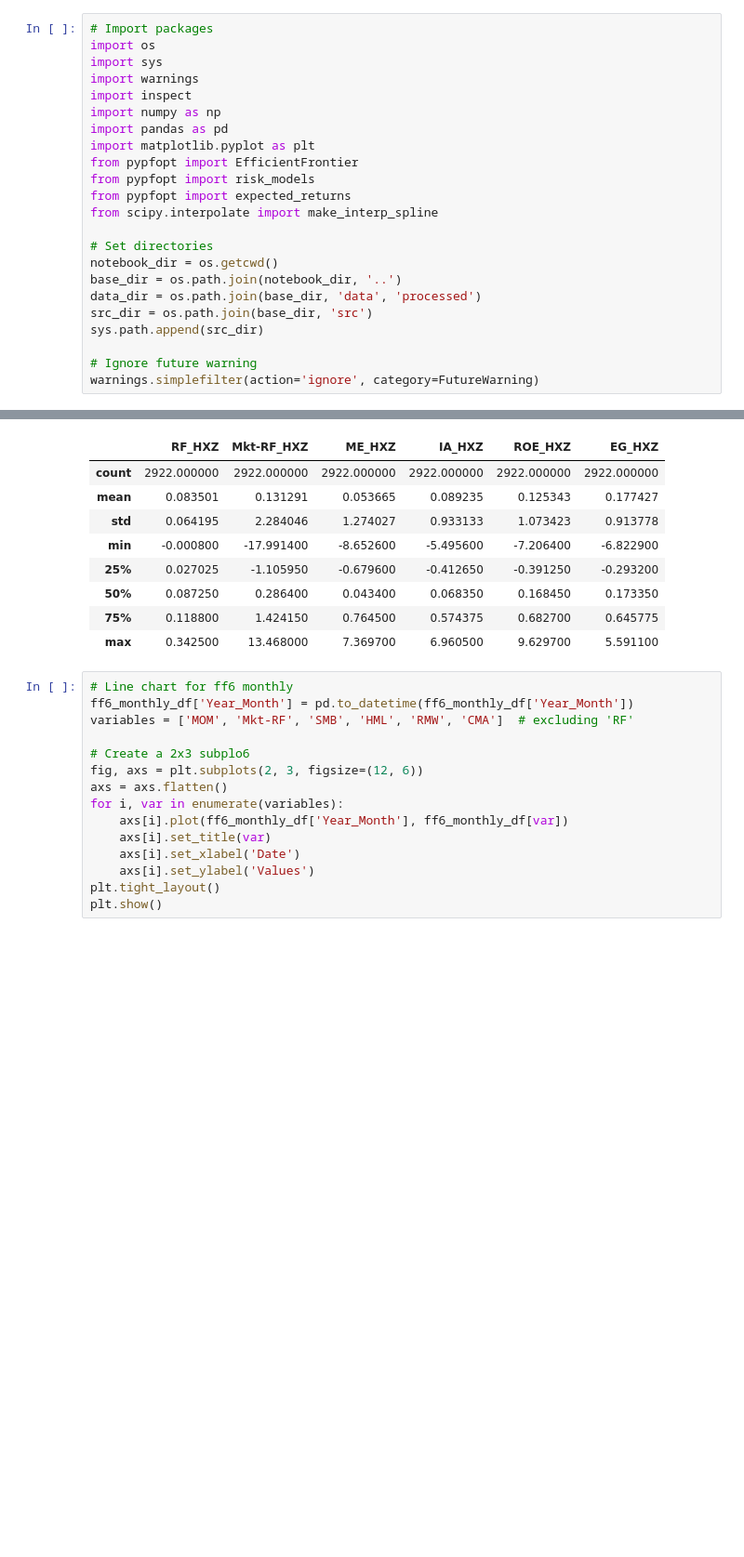
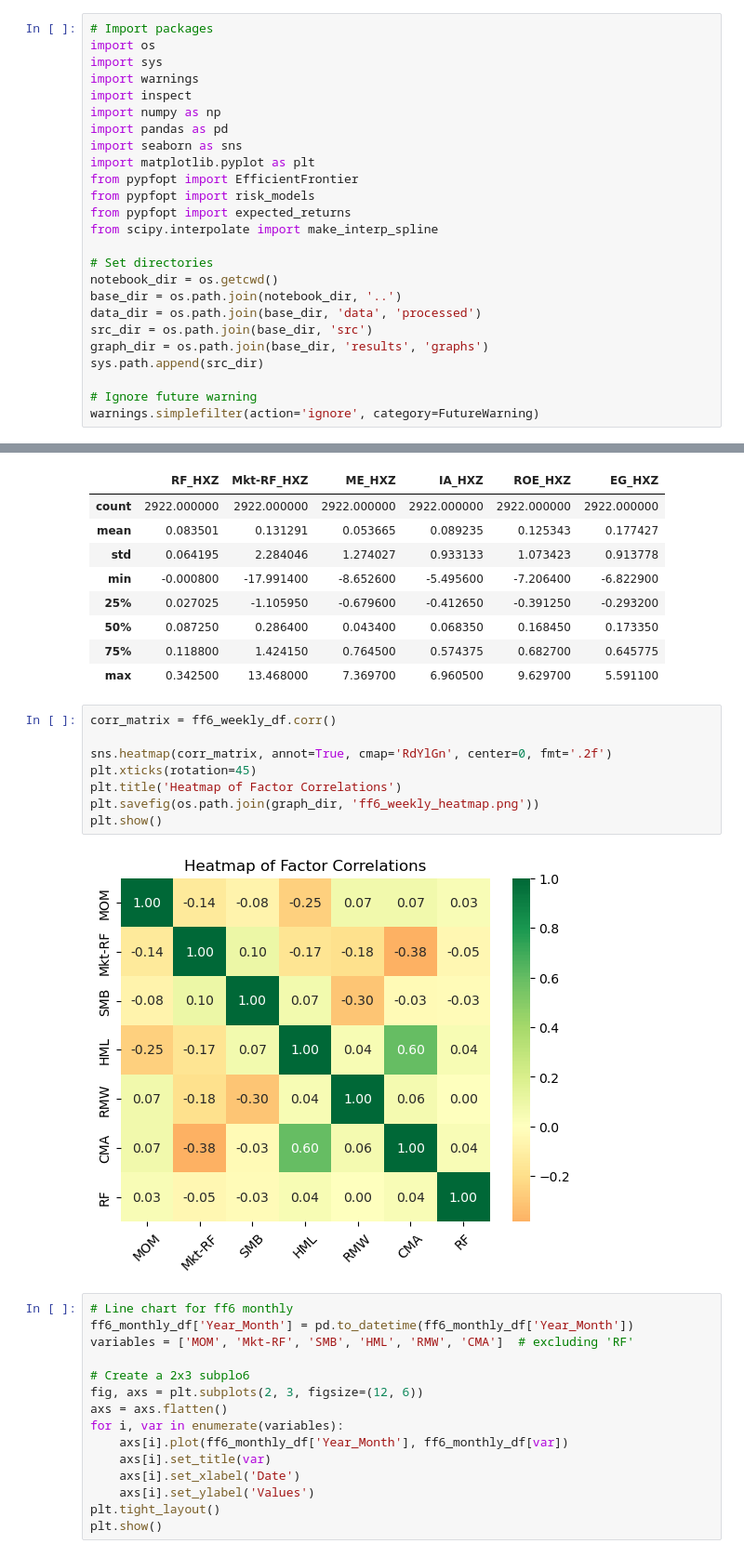
Before and after one commit to patrickwjwang/equity-cycle, a Jupyter notebook: notebooks/Feb20-equity-cycle-submission.ipynb, the cells around one changed output, grey strips where cells are left out. Shown at 93% size. Saved outputs shown, nothing was run; the diff lists cells and outputs as text; blank space fills up the shorter version.

Commit message:
add ff6 heatmap

```diff
--- a/notebooks/Feb20-equity-cycle-submission.ipynb
+++ b/notebooks/Feb20-equity-cycle-submission.ipynb
@@ -14,6 +14,7 @@ import warnings
 import inspect
 import numpy as np
 import pandas as pd
+import seaborn as sns
 import matplotlib.pyplot as plt
 from pypfopt import EfficientFrontier
 from pypfopt import risk_models
@@ -25,6 +26,7 @@ notebook_dir = os.getcwd()
 base_dir = os.path.join(notebook_dir, '..')
 data_dir = os.path.join(base_dir, 'data', 'processed')
 src_dir = os.path.join(base_dir, 'src')
+graph_dir = os.path.join(base_dir, 'results', 'graphs')
 sys.path.append(src_dir)
 
 # Ignore future warning
@@ -71,6 +73,16 @@ HXZ factors start date: 1967-01-06; end date 2022-12-30
 | 50% | 0.087250 | 0.286400 | 0.043400 | 0.068350 | 0.168450 | 0.173350 |
 | 75% | 0.118800 | 1.424150 | 0.764500 | 0.574375 | 0.682700 | 0.645775 |
 | max | 0.342500 | 13.468000 | 7.369700 | 6.960500 | 9.629700 | 5.591100 |
+# %%
+corr_matrix = ff6_weekly_df.corr()
+
+sns.heatmap(corr_matrix, annot=True, cmap='RdYlGn', center=0, fmt='.2f')
+plt.xticks(rotation=45)
+plt.title('Heatmap of Factor Correlations')
+plt.savefig(os.path.join(graph_dir, 'ff6_weekly_heatmap.png'))
+plt.show()
+# %% [output]
+[figure, added]
 # %%
 # Line chart for ff6 monthly
 ff6_monthly_df['Year_Month'] = pd.to_datetime(ff6_monthly_df['Year_Month'])
```
Also changed, not shown: parts of 1 cell of this notebook, 1 other file.
